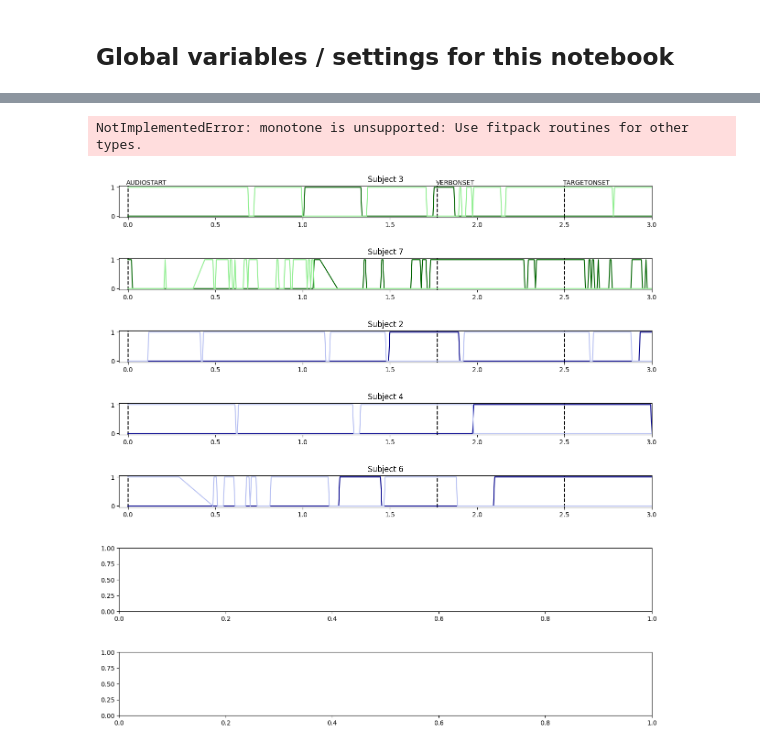
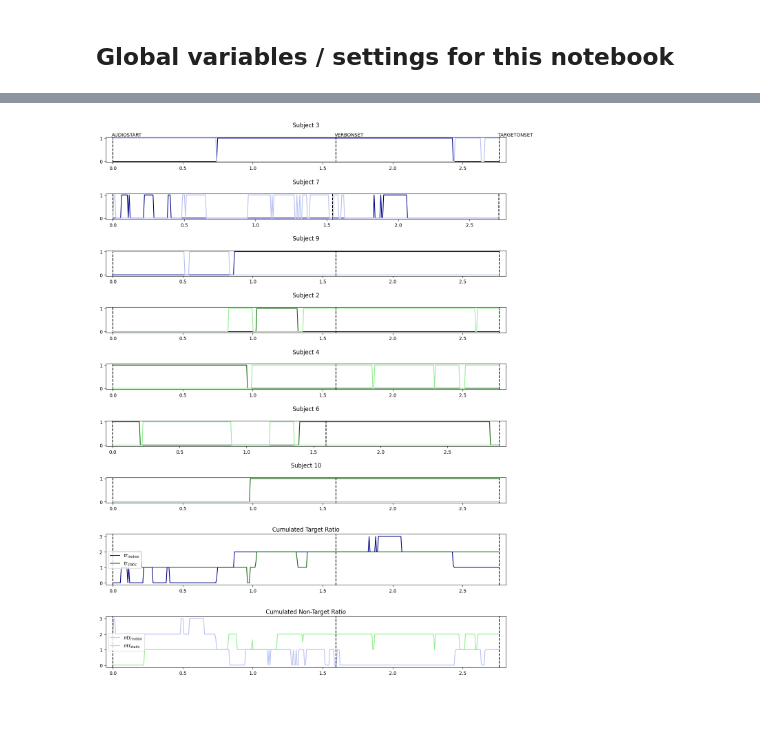
Before and after one commit to cleresk/sub-team-cat, a Jupyter notebook: scripts/analysis-global.ipynb, the cells around one changed output, grey strips where cells are left out. Cells and saved outputs as stored; diff of their text form; code cells hidden in the pictures; blank space fills up the shorter version.

Commit message:
modifyed global analysis script

```diff
--- a/scripts/analysis-global.ipynb
+++ b/scripts/analysis-global.ipynb
@@ -25,7 +25,7 @@ display = {"width": 1920, "height": 1080}
 plt_folder_name = f'..\\plots\\global'# Define the global folder name
 # %%
 # enter subject id of participants you want to include in the global analysis
-global_analysis_subjects = [3, 7, 2, 4, 6]
+global_analysis_subjects = [3, 7, 9, 2, 4, 6, 10]
 # %%
 subj_list = []
 for subj in global_analysis_subjects:
@@ -46,6 +46,12 @@ for index, value in data['SENTENCE_ID'].items():
             data.at[index, "SENTENCE_ID"] = str(int(data.at[index, "SENTENCE_ID"]))
         elif ".0" in value:
             data.at[index, "SENTENCE_ID"] = str(data.at[index, "SENTENCE_ID"].split('.')[0])
+for index, value in data['SUBJECT'].items():
+    if pd.notna(value):
+        if type(value) == float:
+            data.at[index, "SUBJECT"] = str(int(data.at[index, "SUBJECT"]))
+        elif ".0" in value:
+            data.at[index, "SUBJECT"] = str(data.at[index, "SUBJECT"].split('.')[0])
 # %%
 def bpog_in_target_bbox(bpogx, bpogy, pos):
 
@@ -120,7 +119,6 @@ def calc_tr_ntr(data, highlight, sentence_id):
     # get samples with specific id
     data_subset = data.query(f"SENTENCE_ID=='{sentence_id}'")
     data_subset = data_subset.query(f"EVENT=='AUDIOSTART' or EVENT=='VERBONSET' or EVENT=='TARGETONSET'")
-    data_subset_len = len(data_subset)
 
     # filter invalid samples
     data_subset = data_subset.query("BPOGV==1 and BPOGX>=0 and BPOGY >=0")
@@ -156,7 +154,7 @@ def calc_tr_ntr(data, highlight, sentence_id):
                 data_subset.at[index, "NTR"] = int(0)
 
     # fig
-    fig, ax = plt.subplots(len(global_analysis_subjects)+2, 1, figsize=(15, 15), height_ratios=ratios)
+    fig, ax = plt.subplots(len(global_analysis_subjects)+2, 1, figsize=(15, 20), height_ratios=ratios)
     fig.subplots_adjust(hspace=1)
 
     # subplots
@@ -164,9 +162,9 @@ def calc_tr_ntr(data, highlight, sentence_id):
     for i in range(0, len(global_analysis_subjects)):
 
         subj_no = global_analysis_subjects[i]
+        subj_data = data_subset.query(f"SUBJECT=='{subj_no}'")
+        subj_condition = subj_data.query("EVENT=='AUDIOSTART'").sort_values(by="TIME", ascending=True).reset_index(drop=True).loc[0, "CONDITION"].lower()
 
-        subj_data = data_subset.query(f"SUBJECT=={subj_no}").copy()
-        subj_condition = subj_data.query("EVENT=='AUDIOSTART'").sort_values(by="TIME", ascending=True).reset_index(drop=True).loc[0, "CONDITION"].lower()
         subj_audiostart = subj_data.query("EVENT=='AUDIOSTART'").sort_values(by="TIME", ascending=True).reset_index(drop=True).loc[0, "TIME"]
         subj_verbonset = subj_data.query(f"EVENT=='VERBONSET'").sort_values(by="TIME", ascending=True).reset_index(drop=True).loc[0, "TIME"] - subj_audiostart
         subj_targetonset = subj_data.query(f"EVENT=='TARGETONSET'").sort_values(by="TIME", ascending=True).reset_index(drop=True).loc[0, "TIME"] - subj_audiostart
@@ -177,16 +175,28 @@ def calc_tr_ntr(data, highlight, sentence_id):
             data_subset.at[index, "TIME"] -= subj_audiostart
 
         # plot subplots for each participant
-        ax[i].set_title(f"Subject {subj_no}")
+        ax[i].set_title(f"Subject {subj_no}\n")
 
         ax[i].axvline(x = 0, linestyle='--', color = 'grey' if 'a' in highlight else 'k')
         ax[i].axvline(x = subj_verbonset, linestyle='--', color = 'grey' if 'a' in highlight else 'k')
         ax[i].axvline(x = subj_targetonset, linestyle='--', color = 'grey' if 'a' in highlight else 'k')
 
-        ax[i].plot(subj_data["TIME"], subj_data["TR"], label=f"$tr_{subj_condition[0]}$", color = "darkgreen" if subj_condition == "static" else "darkblue")
-        ax[i].plot(subj_data["TIME"], subj_data["NTR"], label=f"$ntr_{subj_condition[0]}$", color = "lightgreen" if subj_condition == "static" else "#b8c1f2")
+        # interpolation necessary because bpogv filters out some samples
+        interp_func_tr = interp1d(subj_data['TIME'], subj_data['TR'], kind='linear', fill_value='interpolate')
+        interp_func_ntr = interp1d(subj_data['TIME'], subj_data['NTR'], kind='linear', fill_value='interpolate')
 
-        ax[i].set_xlim((-.05, subj_targetonset+.5))
+        lin_num = (subj_targetonset * 150).round(0).astype(int)
+        time = np.linspace(0, subj_targetonset, num=lin_num)
+
+        temdf = pd.DataFrame({})
+        temdf['TIME'] = time
+        temdf['TR'] = interp_func_tr(time).round(0).astype(int)
+        temdf['NTR'] = interp_func_ntr(time).round(0).astype(int)
+
+        ax[i].plot(temdf["TIME"], temdf["TR"], label=f"$tr_{subj_condition[0]}$", color = "darkgreen" if subj_condition == "static" else "darkblue")
+        ax[i].plot(temdf["TIME"], temdf["NTR"], label=f"$ntr_{subj_condition[0]}$", color = "lightgreen" if subj_condition == "static" else "#b8c1f2")
+
+        ax[i].set_xlim((-.05, subj_targetonset+.05))
 
     # text cuenames
     ax[0].text(-0.01, 1.08, 'AUDIOSTART', color = 'grey' if 'a' in highlight else 'k')
@@ -199,7 +209,7 @@ def calc_tr_ntr(data, highlight, sentence_id):
     for i in range(0, len(global_analysis_subjects)):
 
         subj_no = global_analysis_subjects[i]
-        subj_data = data_subset.query(f"SUBJECT=={subj_no}").copy()
+        subj_data = data_subset.query(f"SUBJECT=='{subj_no}'").copy()
         subj_condition = subj_data.sort_values(by="TIME", ascending=True).reset_index(drop=True).loc[0, "CONDITION"].lower()
         end = subj_data.query("EVENT=='TARGETONSET'").sort_values(by="TIME", ascending=True).reset_index(drop=True).loc[0, "TIME"]
 
@@ -234,37 +244,36 @@ def calc_tr_ntr(data, highlight, sentence_id):
                     static.at[index, "NTR"] += interp_func_ntr(row["TIME"]).round(0).astype(int)
 
 
     # cummulated plot tr
     ax[li].set_title(f"Cumulated Target Ratio")
 
     ax[li].plot(motion["TIME"], motion["TR"], label="$tr_{motion}$", color = "darkblue")
     ax[li].plot(static["TIME"], static["TR"], label="$tr_{static}$", color = "darkgreen")
 
     ax[li].axvline(x = 0, linestyle='--', color = 'grey' if 'a' in highlight else 'k')
     ax[li].axvline(x = subj_verbonset, linestyle='--', color = 'grey' if 'a' in highlight else 'k')
     ax[li].axvline(x = subj_targetonset, linestyle='--', color = 'grey' if 'a' in highlight else 'k')
-    ax[li].set_xlim((-.05, subj_targetonset+.5))
-    ax[li].legend(loc="center right")
+    ax[li].set_xlim((-.05, subj_targetonset+.05))
+    ax[li].legend(loc="center left")
 
     # cummulated plot ntr
     ax[li+1].set_title(f"Cumulated Non-Target Ratio")
 
     ax[li+1].plot(motion["TIME"], motion["NTR"], label="$ntr_{motion}$", color = "#b8c1f2")
     ax[li+1].plot(static["TIME"], static["NTR"], label="$ntr_{static}$", color = "lightgreen")
 
     ax[li+1].axvline(x = 0, linestyle='--', color = 'grey' if 'a' in highlight else 'k')
     ax[li+1].axvline(x = subj_verbonset, linestyle='--', color = 'grey' if 'a' in highlight else 'k')
     ax[li+1].axvline(x = subj_targetonset, linestyle='--', color = 'grey' if 'a' in highlight else 'k')
-    ax[li+1].set_xlim((-.05, subj_targetonset+.5))
-    ax[li+1].legend(loc="center right")
+    ax[li+1].set_xlim((-.05, subj_targetonset+.05))
+    ax[li+1].legend(loc="center left")
 
     plt.show()
 
     # save plot to assets
     fig.savefig(f'{plt_folder_name}/4-analysis-metrics_{str(sentence_id)}.png')
 
 
-calc_tr_ntr(data, "", 4)
+calc_tr_ntr(data, "", 47)
 # %% [output]
-NotImplementedError: monotone is unsupported: Use fitpack routines for other types.
-[figure, old version]
+[figure, new version]
```
Also changed, not shown: parts of 1 cell of this notebook, 30 other files.
